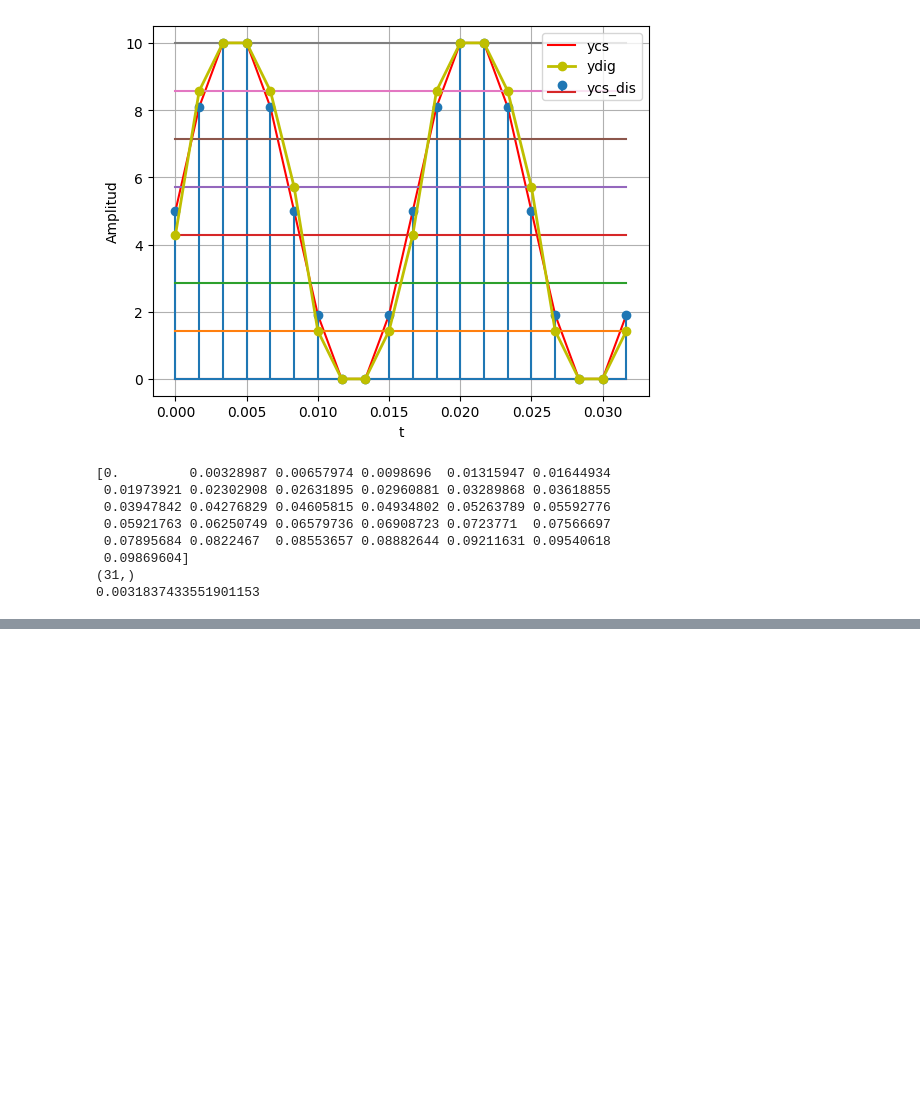
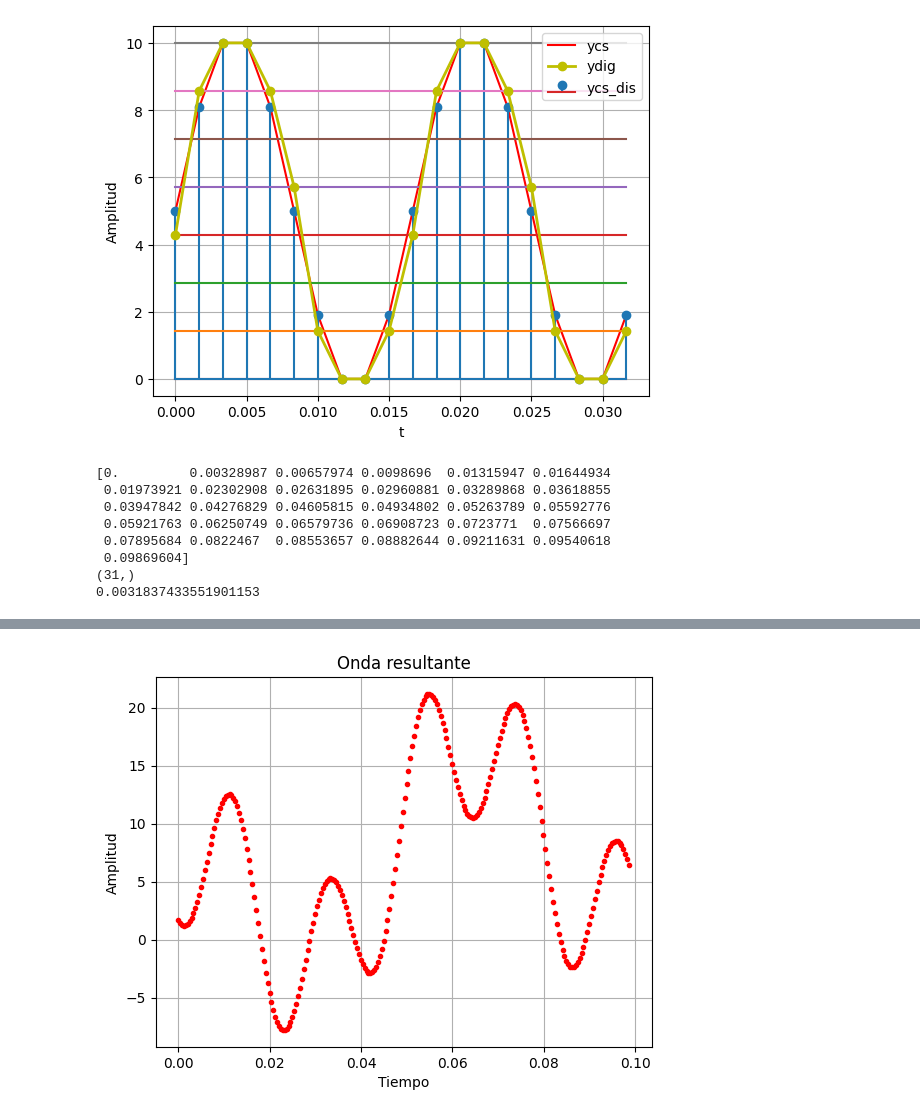
Before and after one commit to JuanJoMontilla/Se-ales-y-Sistemas, a Jupyter notebook: 1_IntroduccionSyS/1_IntroNumpy_SyS.ipynb, the cells around one changed output, grey strips where cells are left out. Drawn from its saved outputs; the diff is of its cells as text; code cells hidden in the pictures; blank space fills up the shorter version.

```diff
--- a/1_IntroduccionSyS/1_IntroNumpy_SyS.ipynb
+++ b/1_IntroduccionSyS/1_IntroNumpy_SyS.ipynb
@@ -466,0 +469,15 @@ plt.show() #mostrar gráfica
+# %%
+import numpy as np
+
+# Definir el rango de tiempo
+ti = 0  # tiempo inicial
+tf = ((np.pi/10)**2)#((math.pi)**2)/100  # tiempo final
+pasos = int(((150)/(math.pi))/0.2)   #int(np.pi/150) # cantidad de puntos en el rango de tiempo
+t = np.linspace(start=ti, stop=tf, num=pasos)  # vector de tiempo equiespaciado
+
+print(t)
+print(t.shape)
+
+## tiempo muestreo se define según el rango de trabajo en segundos y la cantidad de muestras
+Ts = (tf - ti)/K
+print(Ts)
@@ -466,0 +502,9 @@ plt.show() #mostrar gráfica
+# %%
+##### la onda evaluada con las muestras de linspace #######
+
+# Calcular los valores de la función de onda
+onda = 8 * np.cos(100 * t) + 10 * np.sin(20 * t) - 7 * np.cos(300 * t - np.pi / 7)
+
+# Imprimir los valores de la onda
+print(onda)
+print(onda.shape)
@@ -466,0 +529,12 @@ plt.show() #mostrar gráfica
+# %%
+import matplotlib.pyplot as plt #librería para gráficas básicas en python
+
+# Graficar la onda
+plt.plot(t, onda,'r.')
+plt.xlabel('Tiempo')
+plt.ylabel('Amplitud')
+plt.title('Onda resultante')
+plt.grid(True)
+plt.show()
+# %% [output]
+[figure, added]
```
Also changed, not shown: parts of 13 cells of this notebook.
